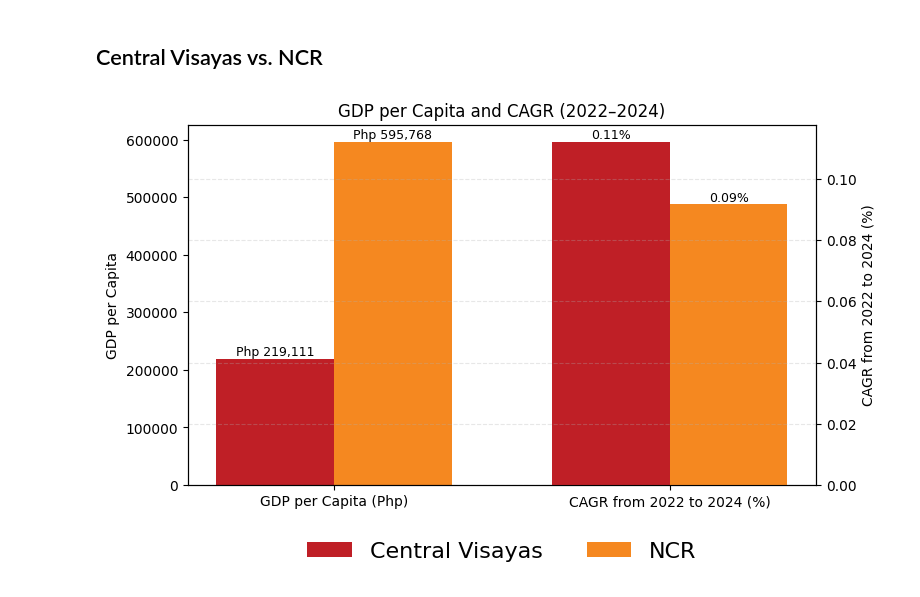
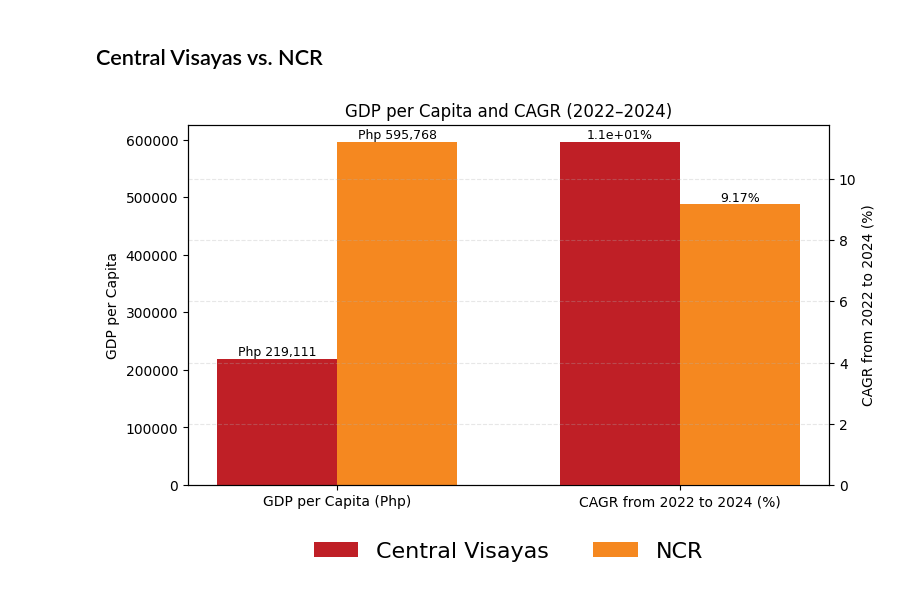
Before and after one commit to BSDSBA-JF/wadwani_intern, a Jupyter notebook: 02_ecosystem_analysis/region_7/grouped_bar_charts.ipynb, the cells around one changed output. Cells and saved outputs as stored; diff of their text form; code cells hidden in the pictures.

```diff
--- a/02_ecosystem_analysis/region_7/grouped_bar_charts.ipynb
+++ b/02_ecosystem_analysis/region_7/grouped_bar_charts.ipynb
@@ -259,8 +260,8 @@ bars2 = ax1.bar(x[0] + width/2, NCR_GDP_per_capita, width, label="NCR", color='#
 
 # GDP YoY Growth bars
 ax2 = ax1.twinx()
-bars3 = ax2.bar(x[1] - width/2, Visayas_GDP_growth, width, color='#bf1f26')
-bars4 = ax2.bar(x[1] + width/2, NCR_GDP_growth, width, color='#f58820ff')
+bars3 = ax2.bar(x[1] - width/2, [Visayas_GDP_growth[0] * 100], width, color='#bf1f26')
+bars4 = ax2.bar(x[1] + width/2, [NCR_GDP_growth[0] * 100], width, color='#f58820ff')
 
 # GDP per Capita Label
 ax1.set_ylabel("GDP per Capita")
@@ -282,31 +283,31 @@ add_labels(ax1, bars1, fmt="Php {:,.0f}")
 add_labels(ax1, bars2, fmt="Php {:,.0f}")
 add_labels(ax2, bars3, fmt="{:.2}%")
 add_labels(ax2, bars4, fmt="{:.2f}%")
 
 # Legend
 ax1.legend(
     loc="upper center",
     bbox_to_anchor=(0.5, -0.1),
     ncol=2,
     frameon=False,
     fontsize=16
 )
 
 # ax1 ticks
 #ax1.set_ylim(0, 11500)
 #ax1.set_yticks([0, 2000, 4000, 6000, 8000, 10000])
 
 # ax2 ticks
 #ax2.set_ylim(0, 28.8)
 #ax2.set_yticks([0, 5, 10, 15, 20, 25])
 
 # grid
 ax2.grid(axis="y", alpha=0.3, linestyle="--")
 ax1.set_xticks(x, categories)
 ax1.set_title("GDP per Capita and CAGR (2022–2024)")
 
 # show graph
 plt.tight_layout()
 plt.show()
 # %% [output]
-[figure, old version]
+[figure, new version]
```
Also changed, not shown: parts of 2 cells of this notebook, 9 other files.
